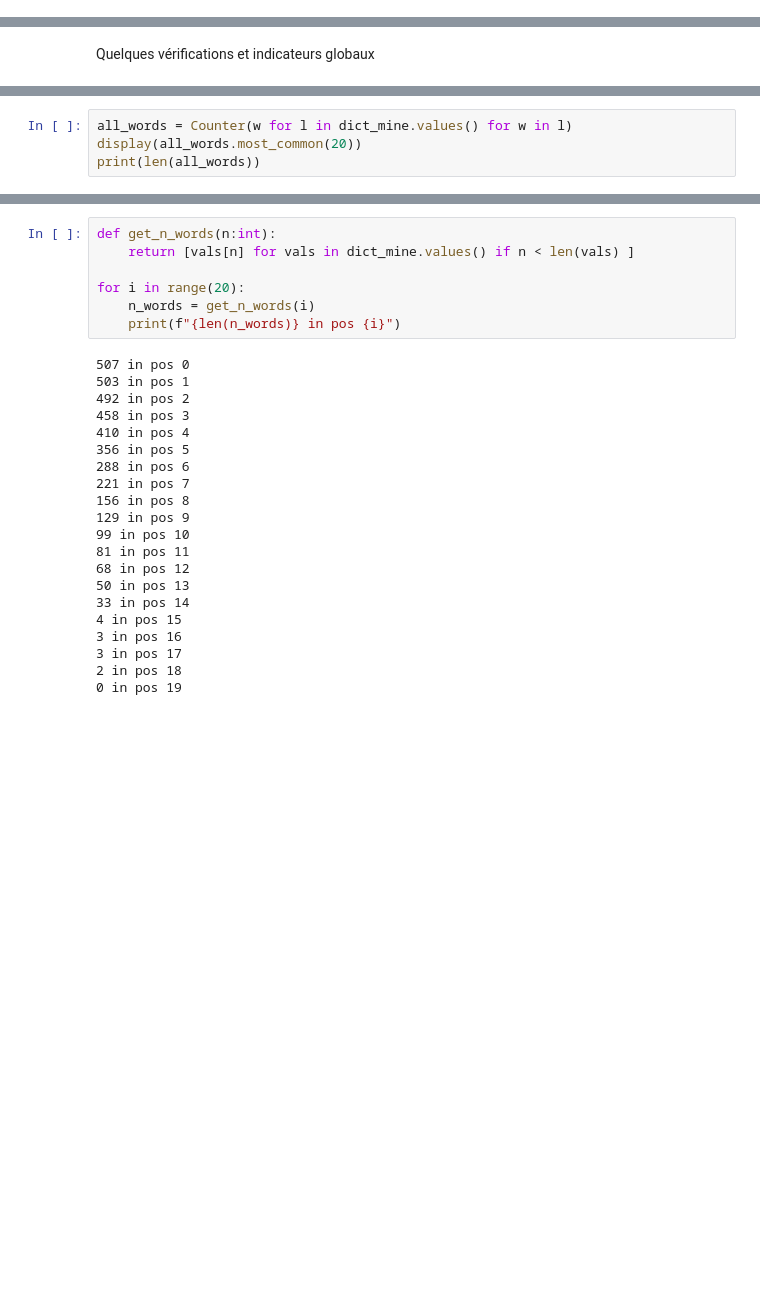
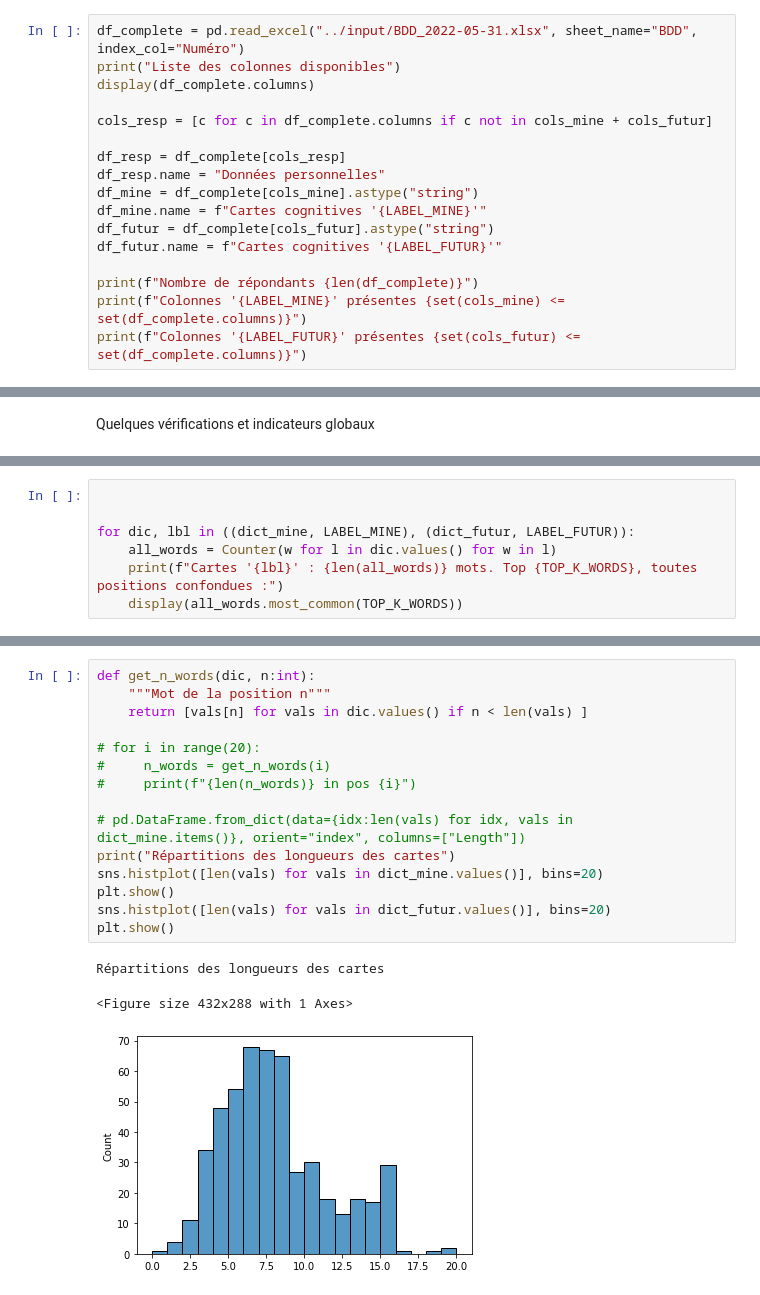
Before and after one commit to romulusFR/cnrt_cartes_cog, a Jupyter notebook: cogmaps_v2/exploration.ipynb, the cells around one changed output, grey strips where cells are left out. Drawn from its saved outputs; the diff is of its cells as text; blank space fills up the shorter version.

```diff
--- a/cogmaps_v2/exploration.ipynb
+++ b/cogmaps_v2/exploration.ipynb
@@ -61,0 +51,17 @@ Index(['Date', 'Commune d’enquête', 'Collecte directe', 'Numéro ',
+# %%
+df_complete = pd.read_excel("../input/BDD_2022-05-31.xlsx", sheet_name="BDD", index_col="Numéro")
+print("Liste des colonnes disponibles")
+display(df_complete.columns)
+
+cols_resp = [c for c in df_complete.columns if c not in cols_mine + cols_futur]
+
+df_resp = df_complete[cols_resp]
+df_resp.name = "Données personnelles"
+df_mine = df_complete[cols_mine].astype("string")
+df_mine.name = f"Cartes cognitives '{LABEL_MINE}'"
+df_futur = df_complete[cols_futur].astype("string")
+df_futur.name = f"Cartes cognitives '{LABEL_FUTUR}'"
+
+print(f"Nombre de répondants {len(df_complete)}")
+print(f"Colonnes '{LABEL_MINE}' présentes {set(cols_mine) <= set(df_complete.columns)}")
+print(f"Colonnes '{LABEL_FUTUR}' présentes {set(cols_futur) <= set(df_complete.columns)}")
@@ -94,5 +175,8 @@ max([len(val) for idx, val in dict_mine.items()])
 # %%
-all_words = Counter(w for l in dict_mine.values() for w in l)
-display(all_words.most_common(20))
-print(len(all_words))
+
+
+for dic, lbl in ((dict_mine, LABEL_MINE), (dict_futur, LABEL_FUTUR)):
+    all_words = Counter(w for l in dic.values() for w in l)
+    print(f"Cartes '{lbl}' : {len(all_words)} mots. Top {TOP_K_WORDS}, toutes positions confondues :")
+    display(all_words.most_common(TOP_K_WORDS))
 # %% [output]
@@ -121,28 +221,19 @@ all_words.total()
 # %%
-def get_n_words(n:int):
-    return [vals[n] for vals in dict_mine.values() if n < len(vals) ]
+def get_n_words(dic, n:int):
+    """Mot de la position n"""
+    return [vals[n] for vals in dic.values() if n < len(vals) ]
 
-for i in range(20):
-    n_words = get_n_words(i)
-    print(f"{len(n_words)} in pos {i}")
+# for i in range(20):
+#     n_words = get_n_words(i)
+#     print(f"{len(n_words)} in pos {i}")
+
+# pd.DataFrame.from_dict(data={idx:len(vals) for idx, vals in dict_mine.items()}, orient="index", columns=["Length"])
+print("Répartitions des longueurs des cartes")
+sns.histplot([len(vals) for vals in dict_mine.values()], bins=20)
+plt.show()
+sns.histplot([len(vals) for vals in dict_futur.values()], bins=20)
+plt.show()
 # %% [output]
-507 in pos 0
-503 in pos 1
-492 in pos 2
-458 in pos 3
-410 in pos 4
-356 in pos 5
-288 in pos 6
-221 in pos 7
-156 in pos 8
-129 in pos 9
-99 in pos 10
-81 in pos 11
-68 in pos 12
-50 in pos 13
-33 in pos 14
-4 in pos 15
-3 in pos 16
-3 in pos 17
-2 in pos 18
-0 in pos 19
+Répartitions des longueurs des cartes
+<Figure size 432x288 with 1 Axes>
+[figure, added]
```
Also changed, not shown: parts of 26 cells of this notebook, 1 other file.
